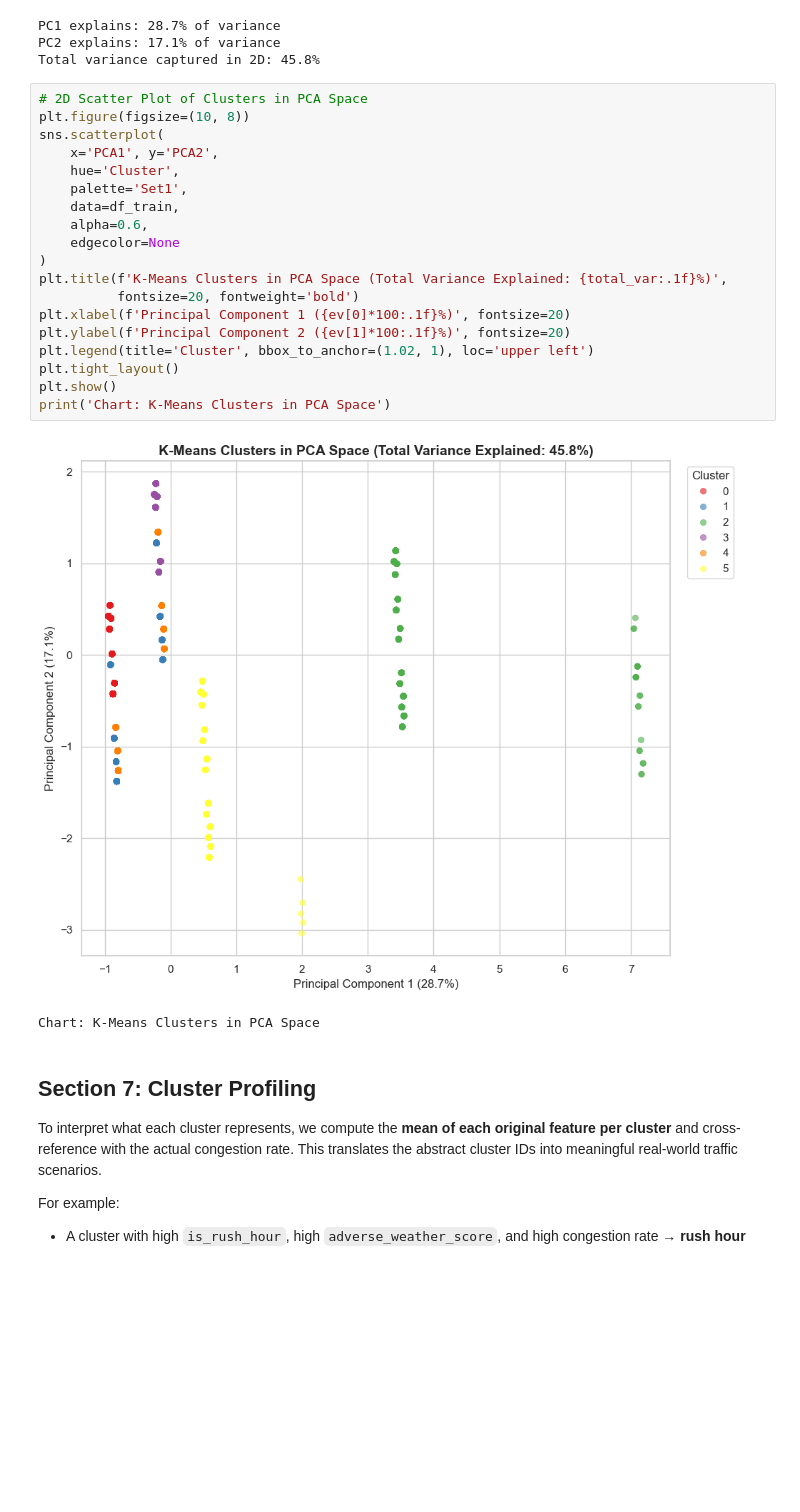
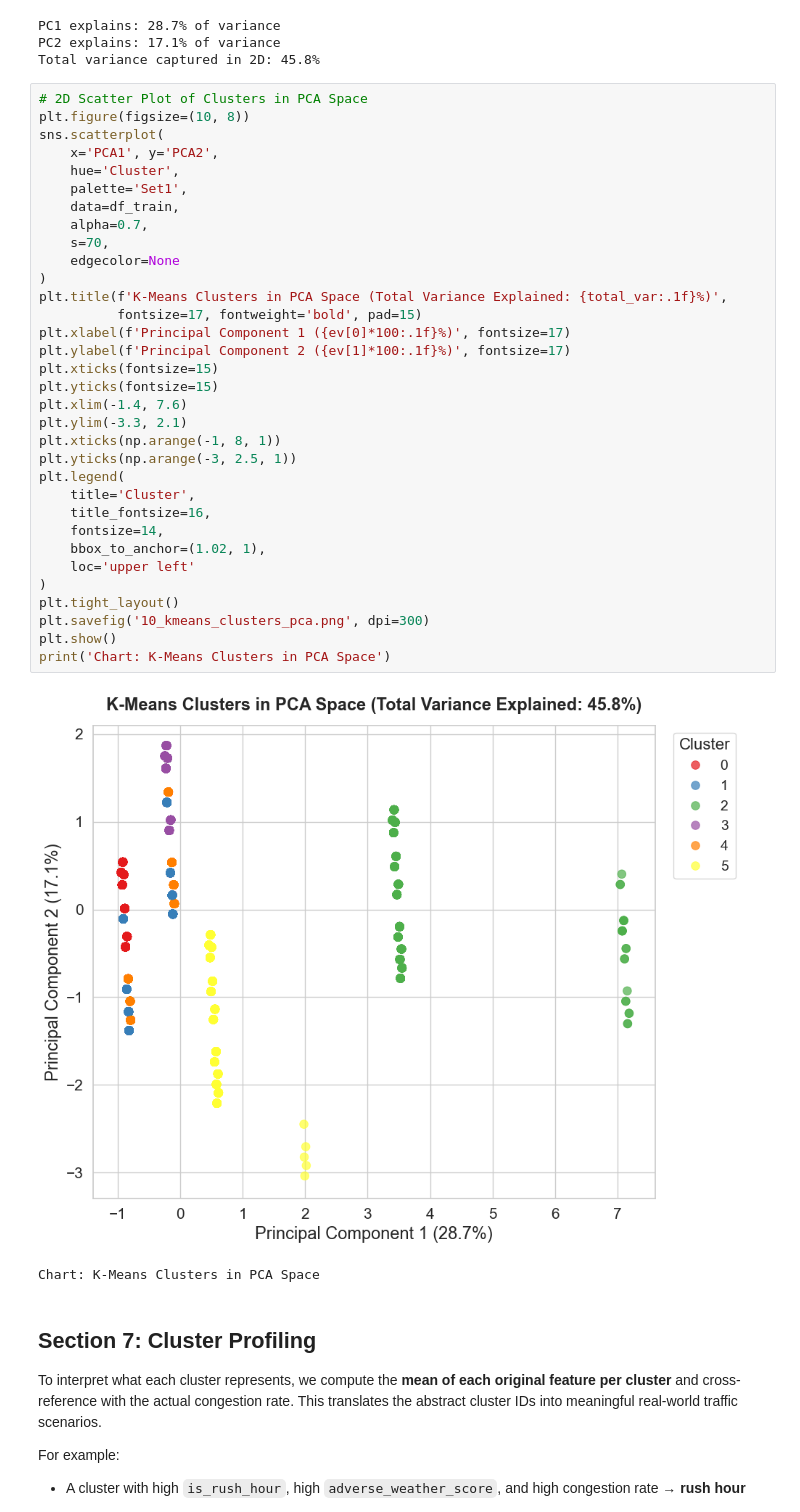
Before and after one commit to EnTeeKiu/FinalDataScience, a Jupyter notebook: Code/Task 3/Unsupervised_Learning.ipynb, the cells around one changed output. Saved outputs shown, nothing was run; the diff lists cells and outputs as text; blank space fills up the shorter version.

```diff
--- a/Code/Task 3/Unsupervised_Learning.ipynb
+++ b/Code/Task 3/Unsupervised_Learning.ipynb
@@ -221,24 +222,38 @@ Total variance captured in 2D: 45.8%
 # %%
 # 2D Scatter Plot of Clusters in PCA Space
 plt.figure(figsize=(10, 8))
 sns.scatterplot(
     x='PCA1', y='PCA2',
     hue='Cluster',
     palette='Set1',
     data=df_train,
-    alpha=0.6,
+    alpha=0.7,
+    s=70,
     edgecolor=None
 )
 plt.title(f'K-Means Clusters in PCA Space (Total Variance Explained: {total_var:.1f}%)',
-          fontsize=20, fontweight='bold')
-plt.xlabel(f'Principal Component 1 ({ev[0]*100:.1f}%)', fontsize=20)
-plt.ylabel(f'Principal Component 2 ({ev[1]*100:.1f}%)', fontsize=20)
-plt.legend(title='Cluster', bbox_to_anchor=(1.02, 1), loc='upper left')
+          fontsize=17, fontweight='bold', pad=15)
+plt.xlabel(f'Principal Component 1 ({ev[0]*100:.1f}%)', fontsize=17)
+plt.ylabel(f'Principal Component 2 ({ev[1]*100:.1f}%)', fontsize=17)
+plt.xticks(fontsize=15)
+plt.yticks(fontsize=15)
+plt.xlim(-1.4, 7.6)
+plt.ylim(-3.3, 2.1)
+plt.xticks(np.arange(-1, 8, 1))
+plt.yticks(np.arange(-3, 2.5, 1))
+plt.legend(
+    title='Cluster',
+    title_fontsize=16,
+    fontsize=14,
+    bbox_to_anchor=(1.02, 1),
+    loc='upper left'
+)
 plt.tight_layout()
+plt.savefig('10_kmeans_clusters_pca.png', dpi=300)
 plt.show()
 print('Chart: K-Means Clusters in PCA Space')
 # %% [output]
-[figure, old version]
+[figure, new version]
 Chart: K-Means Clusters in PCA Space
 # %% [markdown]
 ## Section 7: Cluster Profiling
```
Also changed, not shown: parts of 2 cells of this notebook, 1 other file.
